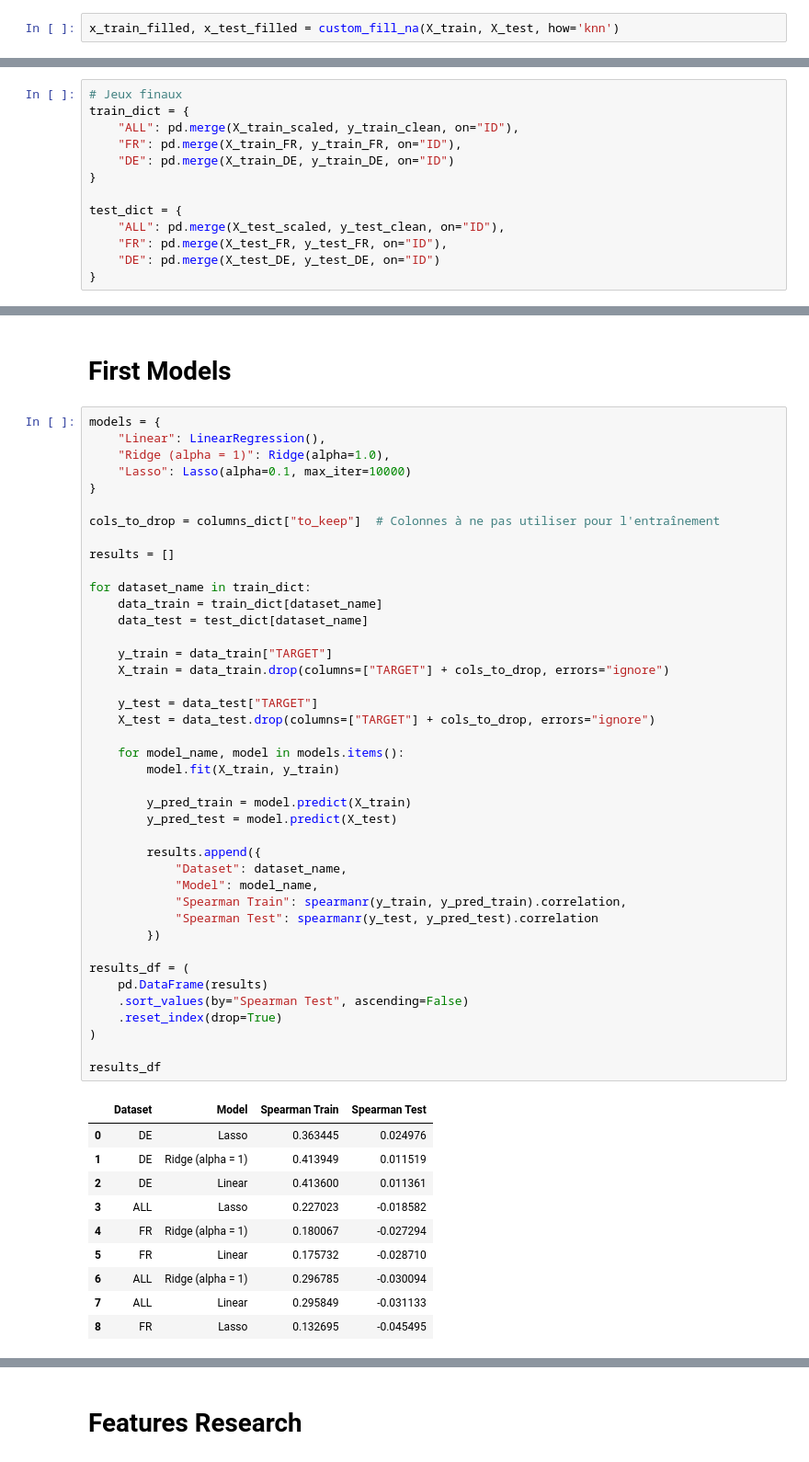
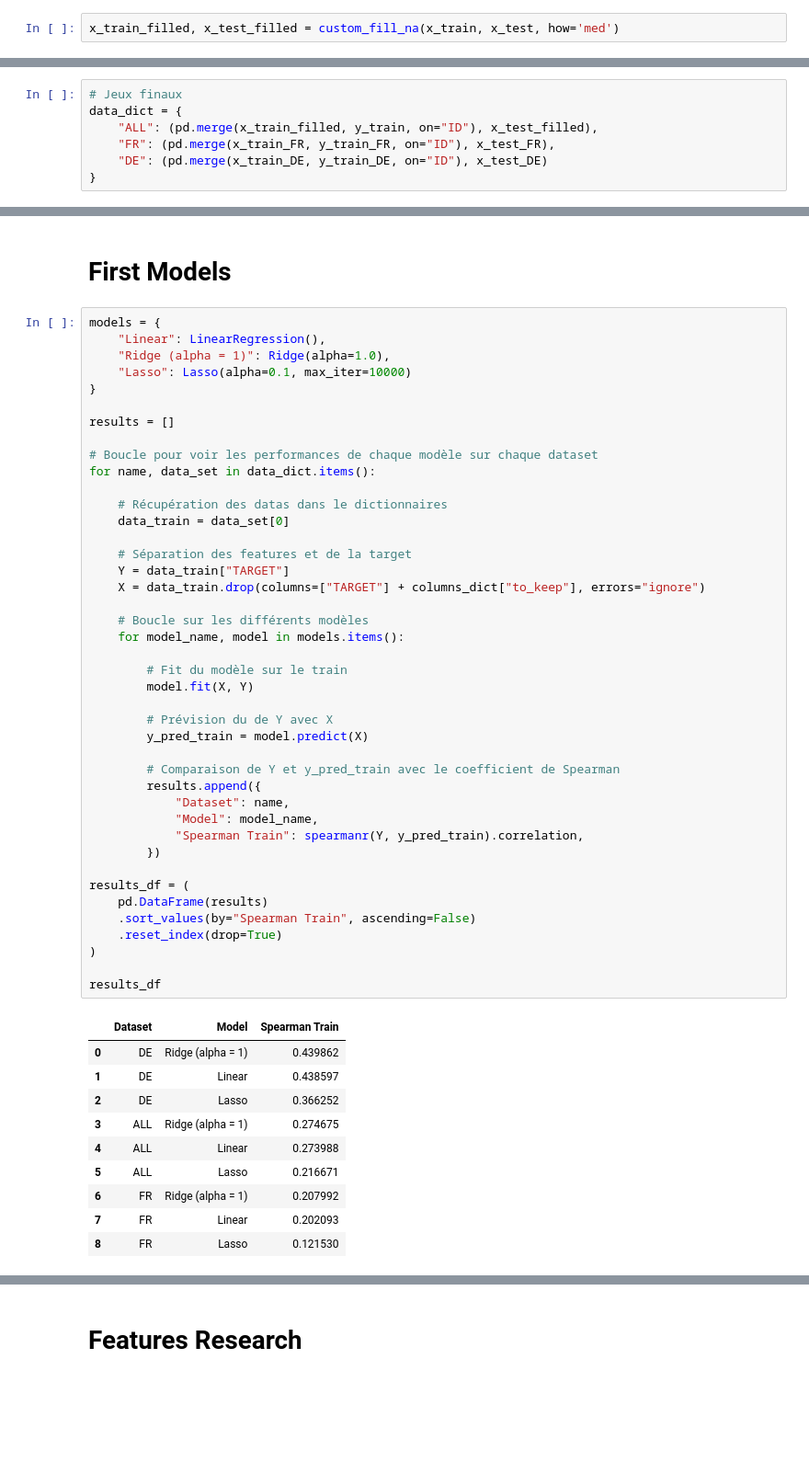
Before and after one commit to hugoser10/explaining-electricity-prices, a Jupyter notebook: main.ipynb, the cells around one changed output, grey strips where cells are left out. Shown at 92% size. Drawn from its saved outputs; the diff is of its cells as text; blank space fills up the shorter version.

```diff
--- a/main.ipynb
+++ b/main.ipynb
@@ -176,2 +171,2 @@ dtype: float64
 # %%
-x_train_filled, x_test_filled = custom_fill_na(X_train, X_test, how='knn')
+x_train_filled, x_test_filled = custom_fill_na(x_train, x_test, how='med')
@@ -351,13 +314,7 @@ y_test_DE = (
 # %%
 # Jeux finaux
-train_dict = {
-    "ALL": pd.merge(X_train_scaled, y_train_clean, on="ID"),
-    "FR": pd.merge(X_train_FR, y_train_FR, on="ID"),
-    "DE": pd.merge(X_train_DE, y_train_DE, on="ID")
+data_dict = {
+    "ALL": (pd.merge(x_train_filled, y_train, on="ID"), x_test_filled),
+    "FR": (pd.merge(x_train_FR, y_train_FR, on="ID"), x_test_FR),
+    "DE": (pd.merge(x_train_DE, y_train_DE, on="ID"), x_test_DE)
 }
-
-test_dict = {
-    "ALL": pd.merge(X_test_scaled, y_test_clean, on="ID"),
-    "FR": pd.merge(X_test_FR, y_test_FR, on="ID"),
-    "DE": pd.merge(X_test_DE, y_test_DE, on="ID")
-}
@@ -382,52 +323,53 @@ X_train_FR
 # %%
 models = {
     "Linear": LinearRegression(),
     "Ridge (alpha = 1)": Ridge(alpha=1.0),
     "Lasso": Lasso(alpha=0.1, max_iter=10000)
 }
 
-cols_to_drop = columns_dict["to_keep"]  # Colonnes à ne pas utiliser pour l'entraînement
-
 results = []
 
-for dataset_name in train_dict:
-    data_train = train_dict[dataset_name]
-    data_test = test_dict[dataset_name]
+# Boucle pour voir les performances de chaque modèle sur chaque dataset
+for name, data_set in data_dict.items():
 
-    y_train = data_train["TARGET"]
-    X_train = data_train.drop(columns=["TARGET"] + cols_to_drop, errors="ignore")
+    # Récupération des datas dans le dictionnaires
+    data_train = data_set[0]
 
-    y_test = data_test["TARGET"]
-    X_test = data_test.drop(columns=["TARGET"] + cols_to_drop, errors="ignore")
+    # Séparation des features et de la target
+    Y = data_train["TARGET"]
+    X = data_train.drop(columns=["TARGET"] + columns_dict["to_keep"], errors="ignore")
 
+    # Boucle sur les différents modèles
     for model_name, model in models.items():
-        model.fit(X_train, y_train)
 
-        y_pred_train = model.predict(X_train)
-        y_pred_test = model.predict(X_test)
+        # Fit du modèle sur le train
+        model.fit(X, Y)
 
+        # Prévision du de Y avec X
+        y_pred_train = model.predict(X)
+
+        # Comparaison de Y et y_pred_train avec le coefficient de Spearman
         results.append({
-            "Dataset": dataset_name,
+            "Dataset": name,
             "Model": model_name,
-            "Spearman Train": spearmanr(y_train, y_pred_train).correlation,
-            "Spearman Test": spearmanr(y_test, y_pred_test).correlation
+            "Spearman Train": spearmanr(Y, y_pred_train).correlation,
         })
 
 results_df = (
     pd.DataFrame(results)
-    .sort_values(by="Spearman Test", ascending=False)
+    .sort_values(by="Spearman Train", ascending=False)
     .reset_index(drop=True)
 )
 
 results_df
 # %% [output]
-|  | Dataset | Model | Spearman Train | Spearman Test |
-| 0 | DE | Lasso | 0.363445 | 0.024976 |
-| 1 | DE | Ridge (alpha = 1) | 0.413949 | 0.011519 |
-| 2 | DE | Linear | 0.413600 | 0.011361 |
-| 3 | ALL | Lasso | 0.227023 | -0.018582 |
-| 4 | FR | Ridge (alpha = 1) | 0.180067 | -0.027294 |
-| 5 | FR | Linear | 0.175732 | -0.028710 |
-| 6 | ALL | Ridge (alpha = 1) | 0.296785 | -0.030094 |
-| 7 | ALL | Linear | 0.295849 | -0.031133 |
-| 8 | FR | Lasso | 0.132695 | -0.045495 |
+|  | Dataset | Model | Spearman Train |
+| 0 | DE | Ridge (alpha = 1) | 0.439862 |
+| 1 | DE | Linear | 0.438597 |
+| 2 | DE | Lasso | 0.366252 |
+| 3 | ALL | Ridge (alpha = 1) | 0.274675 |
+| 4 | ALL | Linear | 0.273988 |
+| 5 | ALL | Lasso | 0.216671 |
+| 6 | FR | Ridge (alpha = 1) | 0.207992 |
+| 7 | FR | Linear | 0.202093 |
+| 8 | FR | Lasso | 0.121530 |
```
Also changed, not shown: parts of 32 cells of this notebook, 1 other file.
